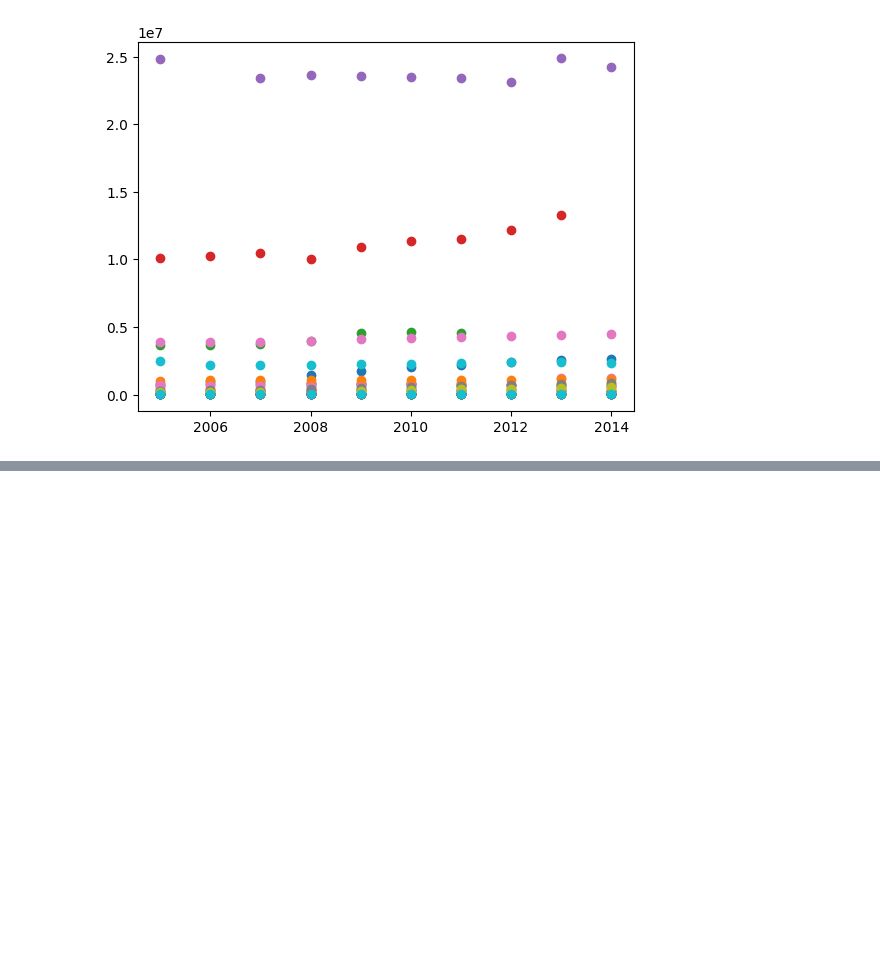
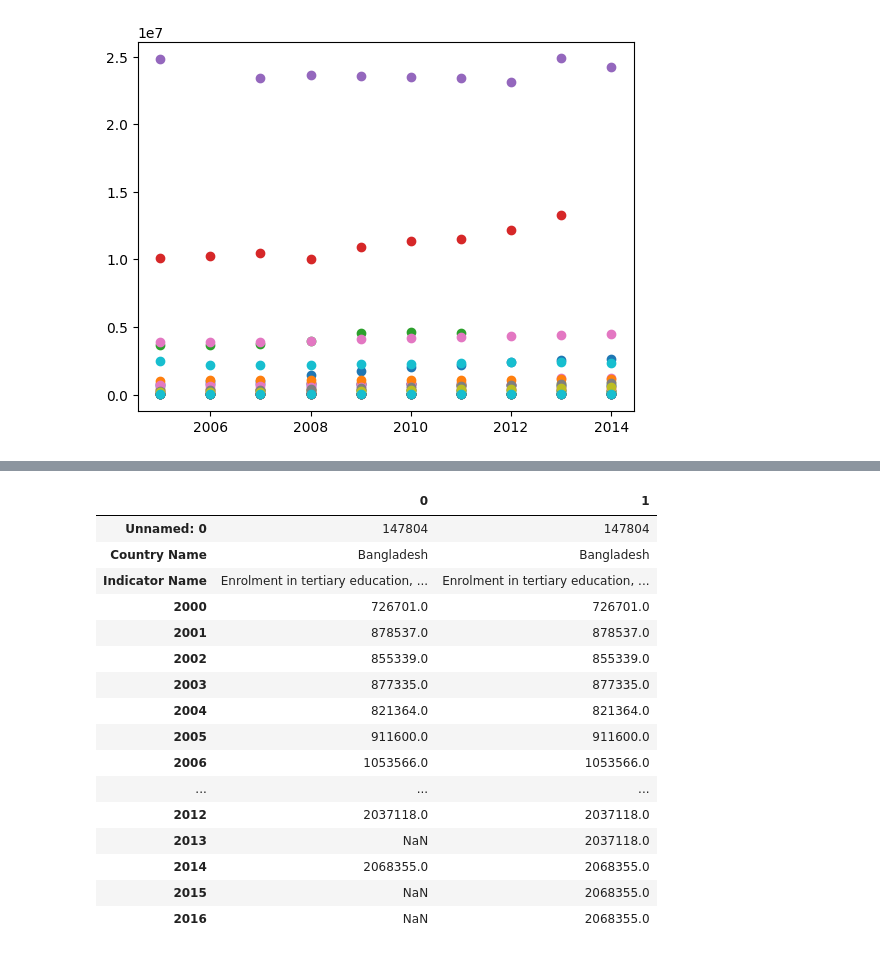
Before and after one commit to JulienfLeBoucher/OC_Edtech, a Jupyter notebook: LE-BOUCHER_Julien_1_notebook_122022.ipynb, the cells around one changed output, grey strips where cells are left out. Saved outputs shown, nothing was run; the diff lists cells and outputs as text; code cells hidden in the pictures; blank space fills up the shorter version.

```diff
--- a/LE-BOUCHER_Julien_1_notebook_122022.ipynb
+++ b/LE-BOUCHER_Julien_1_notebook_122022.ipynb
@@ -1496,0 +1364,37 @@ for n in range(len(internet_users_last_NaN)):
+# %%
+# It seems to be linear, and quite flat. With a major trend to grow.
+# So, once again the max of every measures could be reasonable to
+# sum up data trends.
+#
+# However, some country have only a very few measures and are
+# decreasing...
+#
+# Taking the last value available seems to be a good choice.
+
+# As experienced below, I can use the ffill method
+a = enrolment_tertiary.iloc[14, :] # randomly chosen.
+
+# ffill() for forward fill() , same as fillna(method='ffill')
+# propagates last valid observation forward until reaching the
+# next valid.
+b = enrolment_tertiary.iloc[14, :].ffill()
+
+display(pd.DataFrame(zip(a,b), index=enrolment_tertiary.columns))
+# %% [output]
+|  | 0 | 1 |
+| Unnamed: 0 | 147804 | 147804 |
+| Country Name | Bangladesh | Bangladesh |
+| Indicator Name | Enrolment in tertiary education, ... | Enrolment in tertiary education, ... |
+| 2000 | 726701.0 | 726701.0 |
+| 2001 | 878537.0 | 878537.0 |
+| 2002 | 855339.0 | 855339.0 |
+| 2003 | 877335.0 | 877335.0 |
+| 2004 | 821364.0 | 821364.0 |
+| 2005 | 911600.0 | 911600.0 |
+| 2006 | 1053566.0 | 1053566.0 |
+| ... | ... | ... |
+| 2012 | 2037118.0 | 2037118.0 |
+| 2013 | NaN | 2037118.0 |
+| 2014 | 2068355.0 | 2068355.0 |
+| 2015 | NaN | 2068355.0 |
+| 2016 | NaN | 2068355.0 |
```
Also changed, not shown: parts of 24 cells of this notebook, 1 other file.
